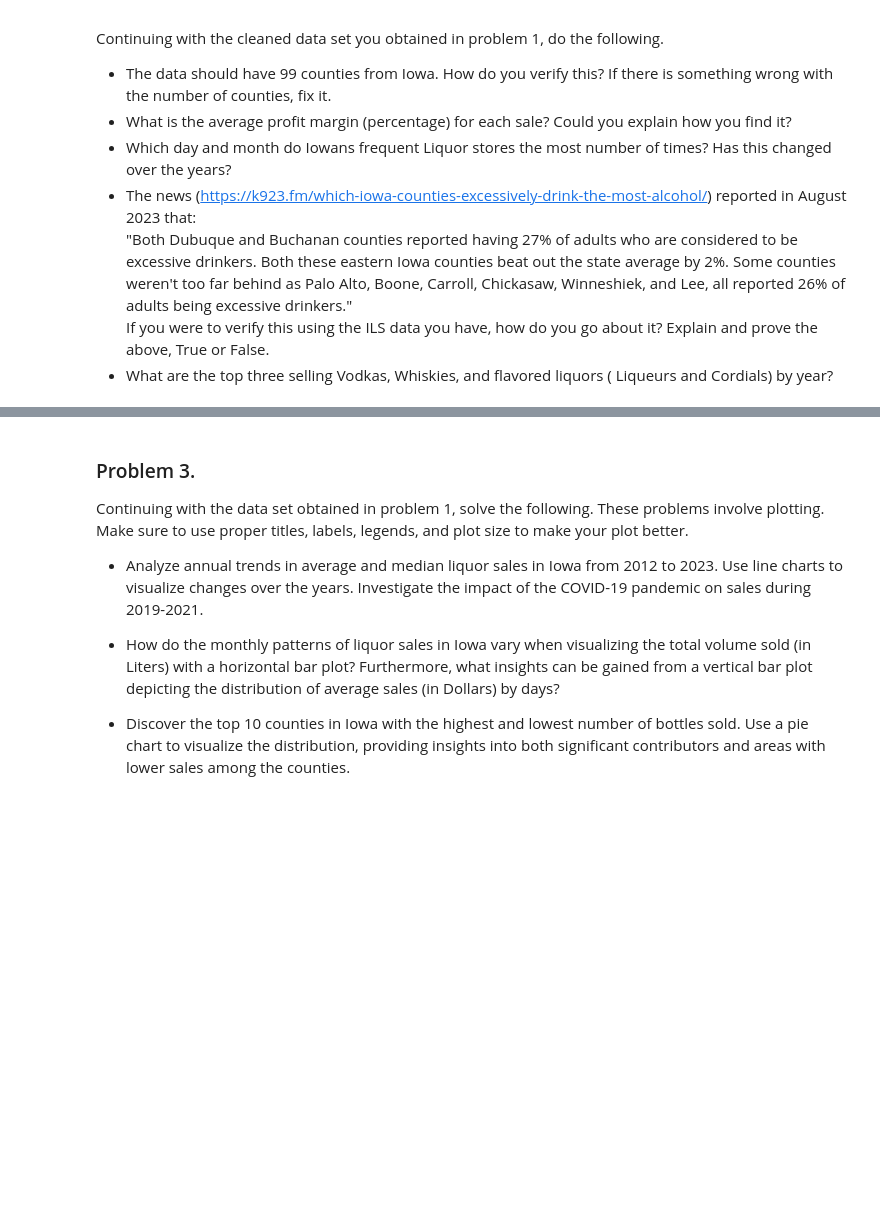
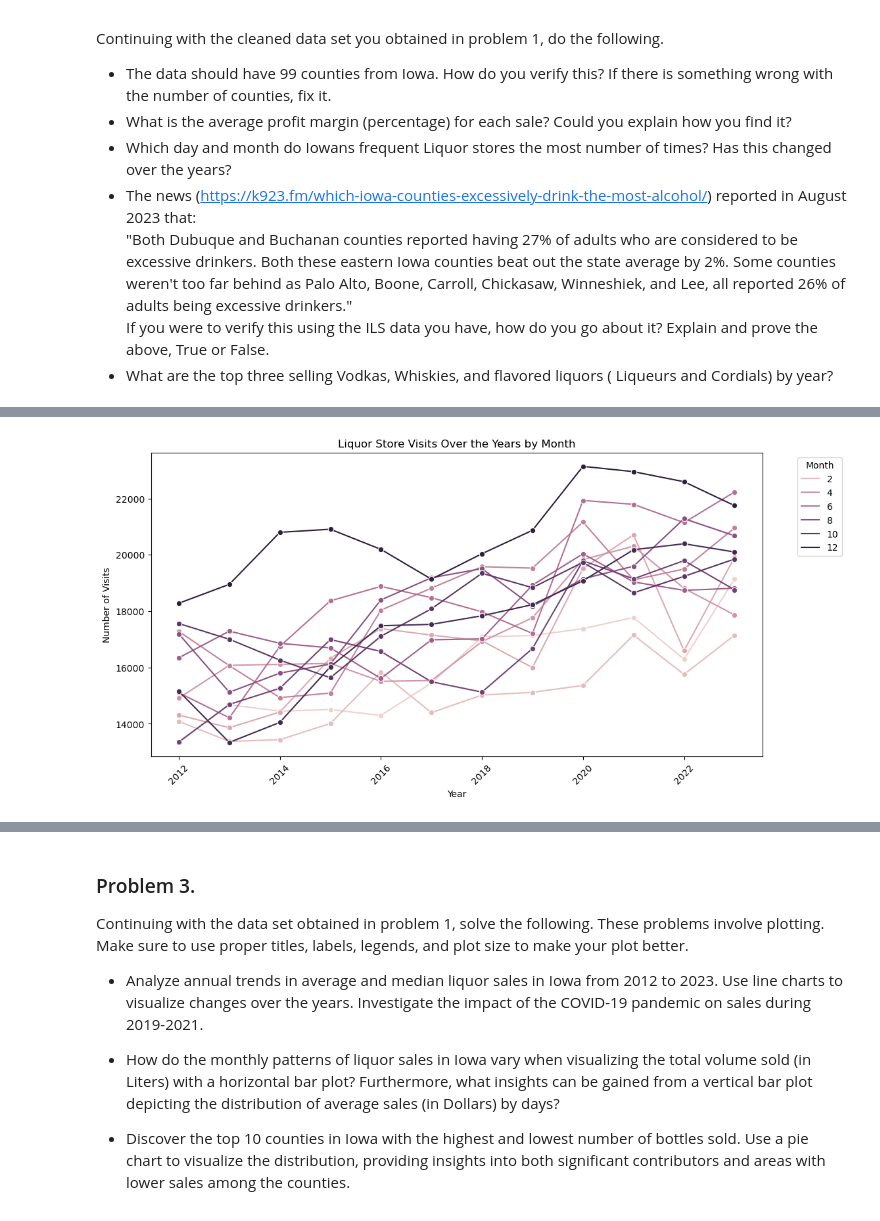
Before and after one commit to gabriel-ferreira-life/546_advanced_business_analytics, a Jupyter notebook: homework/homework_1/HW1_Solutions_GF.ipynb, the cells around one changed output, grey strips where cells are left out. Saved outputs shown, nothing was run; the diff lists cells and outputs as text; code cells hidden in the pictures; blank space fills up the shorter version.

```diff
--- a/homework/homework_1/HW1_Solutions_GF.ipynb
+++ b/homework/homework_1/HW1_Solutions_GF.ipynb
@@ -341,0 +484,15 @@ If you were to verify this using the ILS data you have, how do you go about it?
+# %%
+# Group by year and month and count the number of records (visits)
+grouped_data = ils_processed.groupby(['year', 'month']).size().reset_index(name='visit_count')
+
+# Plot the number of visits by year and month
+plt.figure(figsize=(12, 6))
+sns.lineplot(data=grouped_data, x='year', y='visit_count', hue='month', marker='o')
+plt.title('Liquor Store Visits Over the Years by Month')
+plt.ylabel('Number of Visits')
+plt.xlabel('Year')
+plt.xticks(rotation=45)
+plt.legend(title='Month', bbox_to_anchor=(1.05, 1), loc='upper left')
+plt.show()
+# %% [output]
+[figure, added]
```
Also changed, not shown: parts of 62 cells of this notebook.
